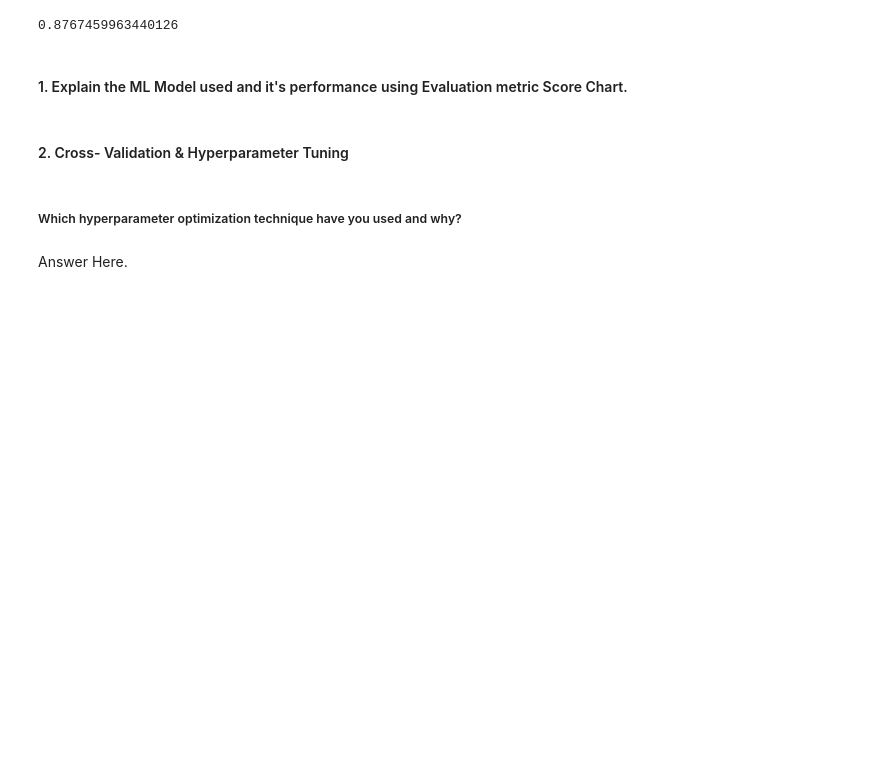
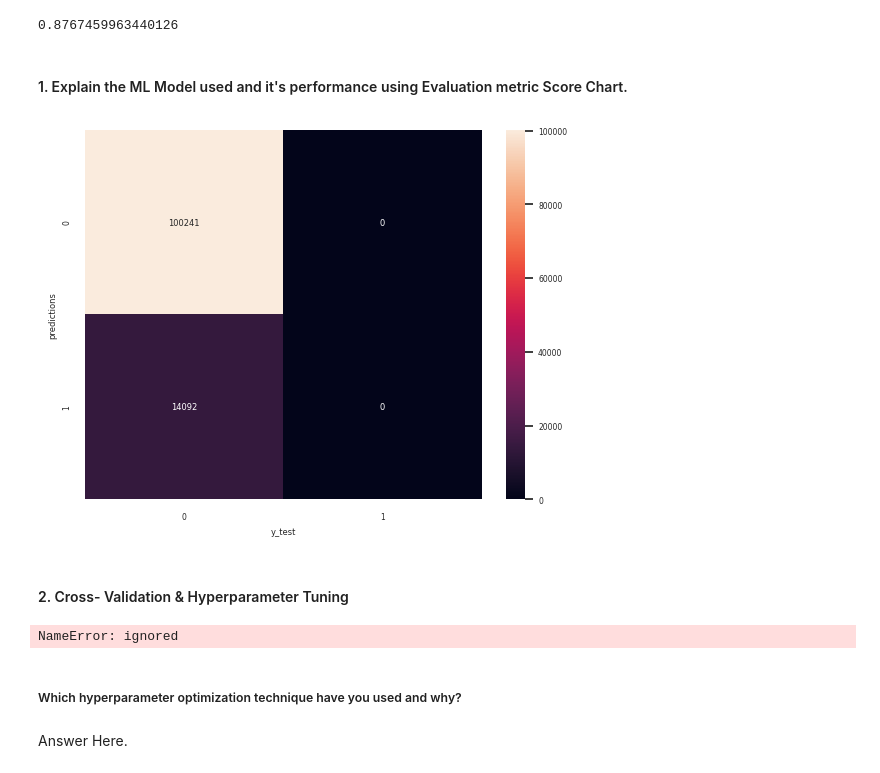
Before and after one commit to seema329/EDA, a Jupyter notebook: health_insurance_cross_sell_prediction.ipynb, the cells around one changed output. Saved outputs shown, nothing was run; the diff lists cells and outputs as text; code cells hidden in the pictures; blank space fills up the shorter version.

```diff
--- a/health_insurance_cross_sell_prediction.ipynb
+++ b/health_insurance_cross_sell_prediction.ipynb
@@ -1266,0 +1316,23 @@ weighted avg       0.90      0.64      0.70    114333
+# %%
+# ML Model - 1 Implementation with hyperparameter optimization techniques (i.e., GridSearch CV, RandomSearch CV, Bayesian Optimization etc.)
+from sklearn.model_selection import GridSearchCV
+from sklearn.naive_bayes import GaussianNB
+
+
+# Create a Gaussian Naive Bayes classifier
+clf = GaussianNB()
+
+# Define the hyperparameter grid (Naive Bayes has relatively fewer hyperparameters)
+param_grid = {
+    'var_smoothing': [1e-9, 1e-8, 1e-7, 1e-6, 1e-5]
+}
+
+# Initialize GridSearchCV for hyperparameter tuning
+grid_search = GridSearchCV(clf, param_grid, cv=5, scoring='accuracy')
+
+# Fit the model with hyperparameter tuning
+grid_search.fit(x_train, y_train)
+
+# Get the best hyperparameters
+best_params = grid_search.best_params_
+best_score = grid_search.best_score_
@@ -1300,2 +1375,15 @@ rf.score(x_test , y_test)
+# %%
+# Visualizing evaluation Metric Score chart
+import seaborn as sns
+import matplotlib.pyplot as plt
+from sklearn.metrics import confusion_matrix
+
+cm = confusion_matrix(y_test, predictions)
+sns.heatmap(cm, annot=True, fmt="d")
+plt.xlabel("y_test")
+plt.ylabel("predictions")
+plt.show()
+# %% [output]
+[figure, added]
 # %% [markdown]
 #### 2. Cross- Validation & Hyperparameter Tuning
@@ -1308,3 +1390,25 @@ rf.score(x_test , y_test)
+# %%
+# ML Model - 3 Implementation with hyperparameter optimization techniques (i.e., GridSearch CV, RandomSearch CV, Bayesian Optimization etc.)
+from sklearn.ensemble import RandomForestClassifier
+from sklearn.model_selection import cross_val_score
+
+
+# Create a Random Forest classifier
+clf = RandomForestClassifier(random_state=42)  # You can specify other hyperparameters here
+
+# Perform 5-fold cross-validation
+scores = cross_val_score(clf, x, y, cv=5, scoring='accuracy')
+
+# Print the cross-validation scores
+print("Cross-Validation Scores:", scores)
+
+# Calculate and print the mean and standard deviation of the scores
+mean_score = scores.mean()
+std_score = scores.std()
+print("Mean Accuracy:", mean_score)
+print("Standard Deviation:", std_score)
+# %% [output]
+NameError: ignored
 # %% [markdown]
 ##### Which hyperparameter optimization technique have you used and why?
 # %% [markdown]
```
Also changed, not shown: parts of 29 cells of this notebook.
